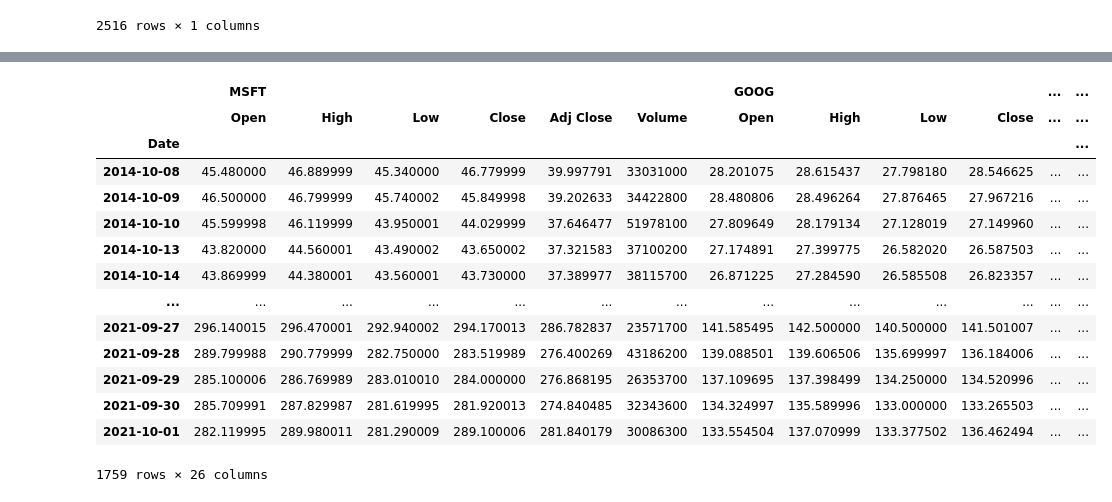
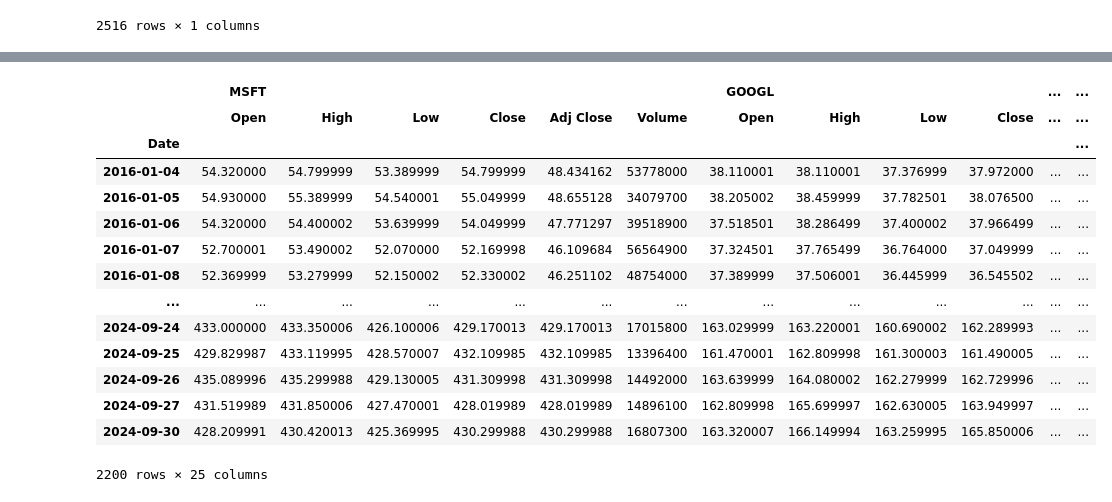
Before and after one commit to KingCam12/Project1_Group3, a Jupyter notebook: project1_group3.ipynb, the cells around one changed output, grey strips where cells are left out. Saved outputs shown, nothing was run; the diff lists cells and outputs as text; code cells hidden in the pictures.

```diff
--- a/project1_group3.ipynb
+++ b/project1_group3.ipynb
@@ -11,9 +161,9 @@ from pathlib import Path
 # %%
 # Import Data
 microsoft_path = Path("Resources/MSFT.csv")
-google_path = Path("Resources/GOOG.csv")
+google_path = Path("Resources/GOOGL.csv")
 apple_path = Path("Resources/AAPL.csv")
-facebook_path = Path("Resources/FB.csv")
+facebook_path = Path("Resources/META.csv")
 sp500_path = Path("Resources/sp500.csv")
 # %%
 # Read stock data and index by date
@@ -112,5 +262,8 @@ sp500_data
 | 2024-10-04 | 5751.07 |
 | 2024-10-07 | 5695.94 |
 2516 rows × 1 columns
+# %%
+# Rename S&P500 column to Close
+sp500_data = sp500_data.rename(columns={"S&P500": "Close"})
 # %%
 # Plot the closing value of S&P 500 stock index
@@ -121,23 +275,23 @@ sp500_data.plot(title="S&P 500 Index Closing Value")
 # %%
 # Join by Columns and add stock tocker as the key
-joined_data_cols = pd.concat([microsoft_data, google_data, apple_data, facebook_data, sp500_data], axis="columns", join="inner", keys=["MSFT", "GOOG", "FB", "AAPL", "SP500"])
+joined_data_cols = pd.concat([microsoft_data, google_data, apple_data, facebook_data, sp500_data], axis="columns", join="inner", keys=["MSFT", "GOOGL", "FB", "AAPL", "S&P 500"])
 joined_data_cols
 # %% [output]
-|  | MSFT |  |  |  |  |  | GOOG |  |  |  | ... | ... |
+|  | MSFT |  |  |  |  |  | GOOGL |  |  |  | ... | ... |
 |  | Open | High | Low | Close | Adj Close | Volume | Open | High | Low | Close | ... | ... |
 | Date |  |  |  |  |  |  |  |  |  |  |  | ... |
-| 2014-10-08 | 45.480000 | 46.889999 | 45.340000 | 46.779999 | 39.997791 | 33031000 | 28.201075 | 28.615437 | 27.798180 | 28.546625 | ... | ... |
-| 2014-10-09 | 46.500000 | 46.799999 | 45.740002 | 45.849998 | 39.202633 | 34422800 | 28.480806 | 28.496264 | 27.876465 | 27.967216 | ... | ... |
-| 2014-10-10 | 45.599998 | 46.119999 | 43.950001 | 44.029999 | 37.646477 | 51978100 | 27.809649 | 28.179134 | 27.128019 | 27.149960 | ... | ... |
-| 2014-10-13 | 43.820000 | 44.560001 | 43.490002 | 43.650002 | 37.321583 | 37100200 | 27.174891 | 27.399775 | 26.582020 | 26.587503 | ... | ... |
-| 2014-10-14 | 43.869999 | 44.380001 | 43.560001 | 43.730000 | 37.389977 | 38115700 | 26.871225 | 27.284590 | 26.585508 | 26.823357 | ... | ... |
+| 2016-01-04 | 54.320000 | 54.799999 | 53.389999 | 54.799999 | 48.434162 | 53778000 | 38.110001 | 38.110001 | 37.376999 | 37.972000 | ... | ... |
+| 2016-01-05 | 54.930000 | 55.389999 | 54.540001 | 55.049999 | 48.655128 | 34079700 | 38.205002 | 38.459999 | 37.782501 | 38.076500 | ... | ... |
+| 2016-01-06 | 54.320000 | 54.400002 | 53.639999 | 54.049999 | 47.771297 | 39518900 | 37.518501 | 38.286499 | 37.400002 | 37.966499 | ... | ... |
+| 2016-01-07 | 52.700001 | 53.490002 | 52.070000 | 52.169998 | 46.109684 | 56564900 | 37.324501 | 37.765499 | 36.764000 | 37.049999 | ... | ... |
+| 2016-01-08 | 52.369999 | 53.279999 | 52.150002 | 52.330002 | 46.251102 | 48754000 | 37.389999 | 37.506001 | 36.445999 | 36.545502 | ... | ... |
 | ... | ... | ... | ... | ... | ... | ... | ... | ... | ... | ... | ... | ... |
-| 2021-09-27 | 296.140015 | 296.470001 | 292.940002 | 294.170013 | 286.782837 | 23571700 | 141.585495 | 142.500000 | 140.500000 | 141.501007 | ... | ... |
-| 2021-09-28 | 289.799988 | 290.779999 | 282.750000 | 283.519989 | 276.400269 | 43186200 | 139.088501 | 139.606506 | 135.699997 | 136.184006 | ... | ... |
-| 2021-09-29 | 285.100006 | 286.769989 | 283.010010 | 284.000000 | 276.868195 | 26353700 | 137.109695 | 137.398499 | 134.250000 | 134.520996 | ... | ... |
-| 2021-09-30 | 285.709991 | 287.829987 | 281.619995 | 281.920013 | 274.840485 | 32343600 | 134.324997 | 135.589996 | 133.000000 | 133.265503 | ... | ... |
-| 2021-10-01 | 282.119995 | 289.980011 | 281.290009 | 289.100006 | 281.840179 | 30086300 | 133.554504 | 137.070999 | 133.377502 | 136.462494 | ... | ... |
+| 2024-09-24 | 433.000000 | 433.350006 | 426.100006 | 429.170013 | 429.170013 | 17015800 | 163.029999 | 163.220001 | 160.690002 | 162.289993 | ... | ... |
+| 2024-09-25 | 429.829987 | 433.119995 | 428.570007 | 432.109985 | 432.109985 | 13396400 | 161.470001 | 162.809998 | 161.300003 | 161.490005 | ... | ... |
+| 2024-09-26 | 435.089996 | 435.299988 | 429.130005 | 431.309998 | 431.309998 | 14492000 | 163.639999 | 164.080002 | 162.279999 | 162.729996 | ... | ... |
+| 2024-09-27 | 431.519989 | 431.850006 | 427.470001 | 428.019989 | 428.019989 | 14896100 | 162.809998 | 165.699997 | 162.630005 | 163.949997 | ... | ... |
+| 2024-09-30 | 428.209991 | 430.420013 | 425.369995 | 430.299988 | 430.299988 | 16807300 | 163.320007 | 166.149994 | 163.259995 | 165.850006 | ... | ... |
-1759 rows × 26 columns
+2200 rows × 25 columns
 # %%
 # Select only closing prices and volume for each stock
 closing_prices = joined_data_cols.loc[:, pd.IndexSlice[:, "Close"]]
```
Also changed, not shown: parts of 20 cells of this notebook, 9 other files.
